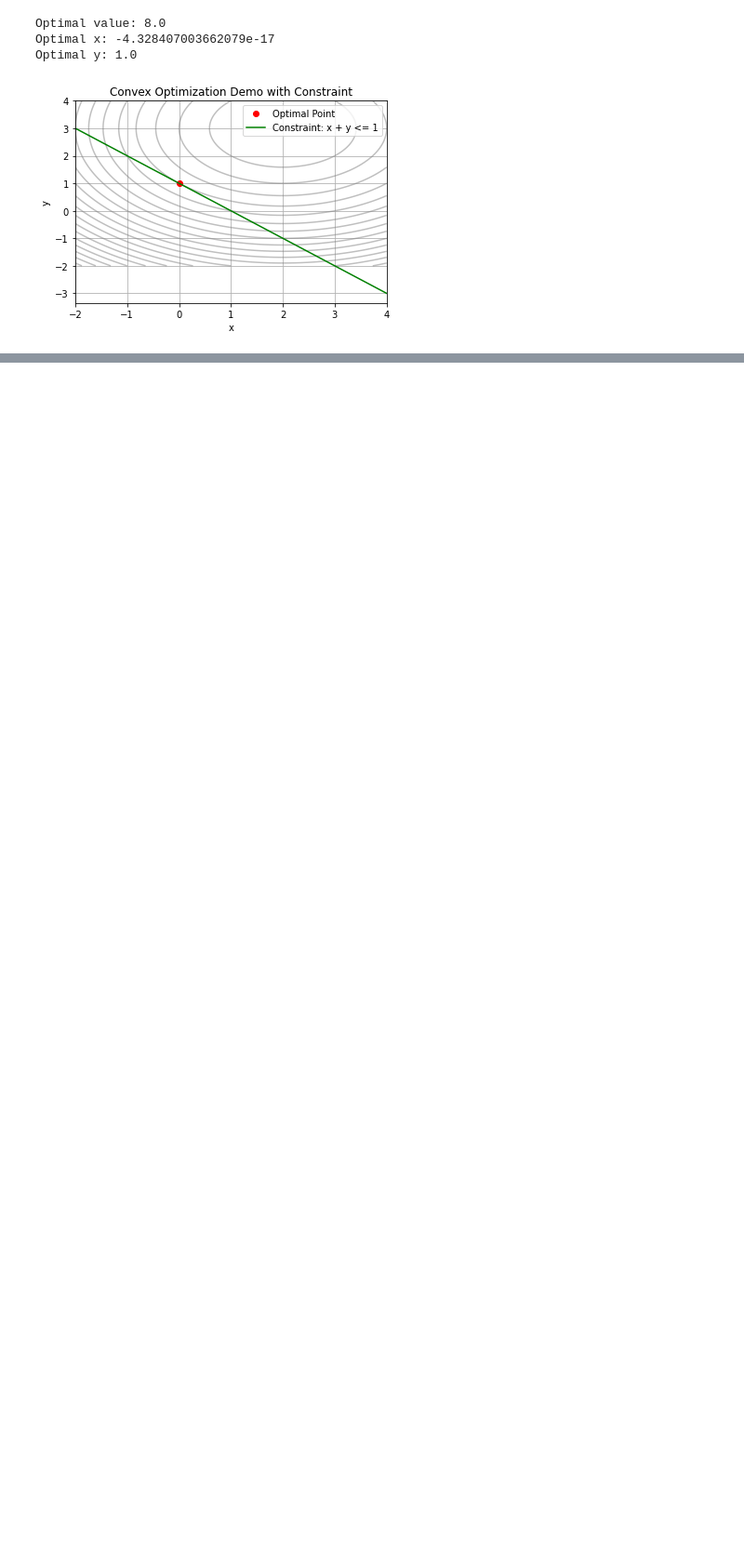
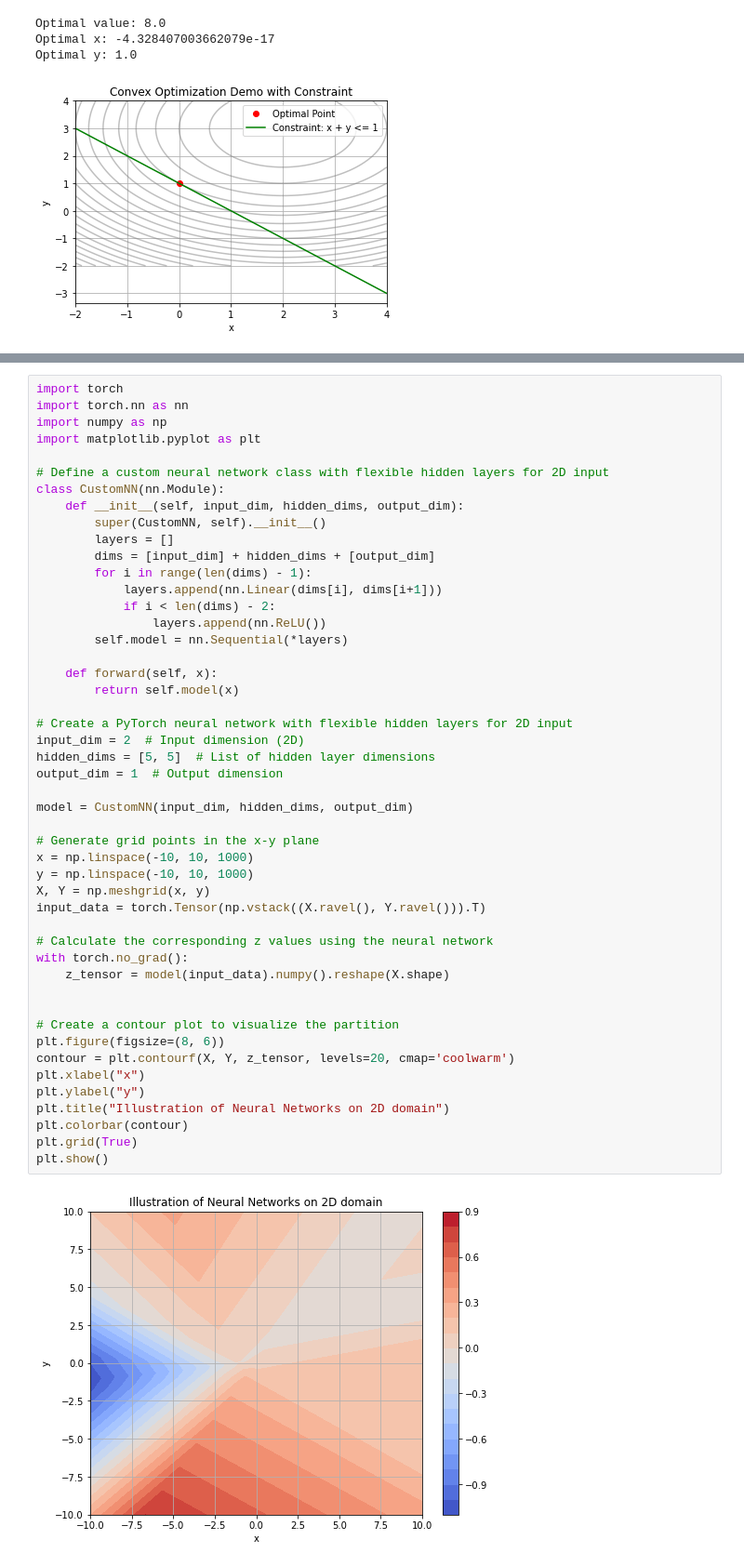
Before and after one commit to njbergam/regression-on-ice-LectureNotes, a Jupyter notebook: 2-linear.ipynb, the cells around one changed output, grey strips where cells are left out. Shown at 93% size. Saved outputs shown, nothing was run; the diff lists cells and outputs as text; blank space fills up the shorter version.

```diff
--- a/2-linear.ipynb
+++ b/2-linear.ipynb
@@ -113,0 +169,50 @@ Optimal y: 1.0
+# %%
+import torch
+import torch.nn as nn
+import numpy as np
+import matplotlib.pyplot as plt
+
+# Define a custom neural network class with flexible hidden layers for 2D input
+class CustomNN(nn.Module):
+    def __init__(self, input_dim, hidden_dims, output_dim):
+        super(CustomNN, self).__init__()
+        layers = []
+        dims = [input_dim] + hidden_dims + [output_dim]
+        for i in range(len(dims) - 1):
+            layers.append(nn.Linear(dims[i], dims[i+1]))
+            if i < len(dims) - 2:
+                layers.append(nn.ReLU())
+        self.model = nn.Sequential(*layers)
+
+    def forward(self, x):
+        return self.model(x)
+
+# Create a PyTorch neural network with flexible hidden layers for 2D input
+input_dim = 2  # Input dimension (2D)
+hidden_dims = [5, 5]  # List of hidden layer dimensions
+output_dim = 1  # Output dimension
+
+model = CustomNN(input_dim, hidden_dims, output_dim)
+
+# Generate grid points in the x-y plane
+x = np.linspace(-10, 10, 1000)
+y = np.linspace(-10, 10, 1000)
+X, Y = np.meshgrid(x, y)
+input_data = torch.Tensor(np.vstack((X.ravel(), Y.ravel())).T)
+
+# Calculate the corresponding z values using the neural network
+with torch.no_grad():
+    z_tensor = model(input_data).numpy().reshape(X.shape)
+
+
+# Create a contour plot to visualize the partition
+plt.figure(figsize=(8, 6))
+contour = plt.contourf(X, Y, z_tensor, levels=20, cmap='coolwarm')
+plt.xlabel("x")
+plt.ylabel("y")
+plt.title("Illustration of Neural Networks on 2D domain")
+plt.colorbar(contour)
+plt.grid(True)
+plt.show()
+# %% [output]
+[figure, added]
```
Also changed, not shown: parts of 7 cells of this notebook, 2 other files.
